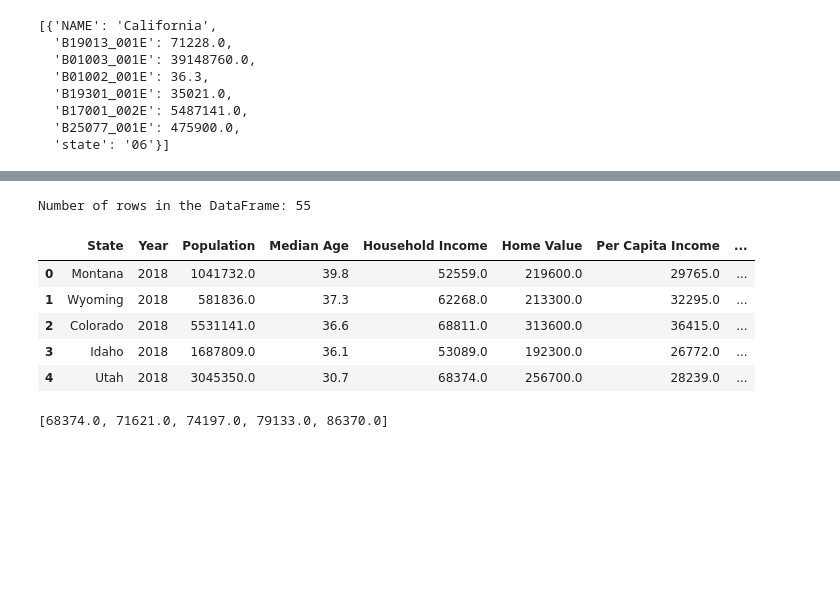
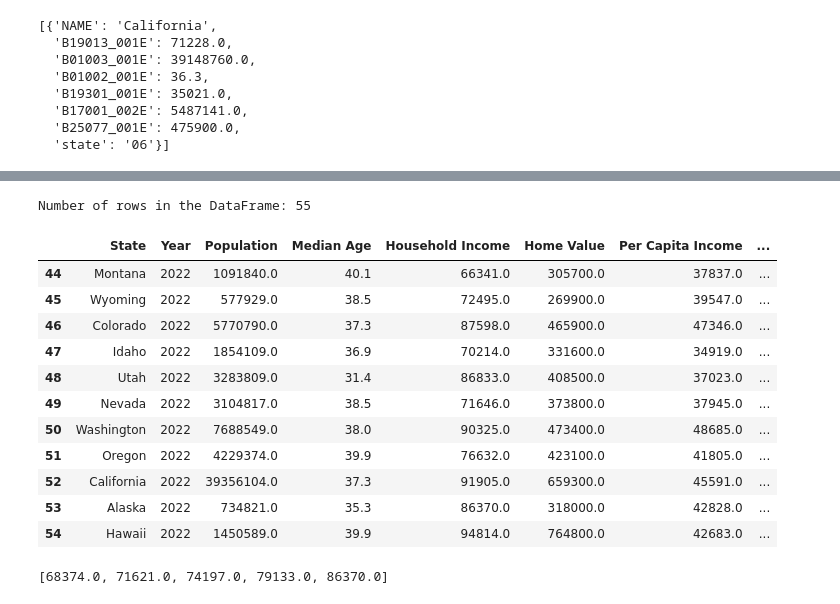
Before and after one commit to cmhillm75/US-Housing-Trends, a Jupyter notebook: West_Region.ipynb, the cells around one changed output, grey strips where cells are left out. Saved outputs shown, nothing was run; the diff lists cells and outputs as text; code cells hidden in the pictures; blank space fills up the shorter version.

```diff
--- a/West_Region.ipynb
+++ b/West_Region.ipynb
@@ -156,39 +156,45 @@ census_pd = census_pd.rename(
         "B19301_001E": "Per Capita Income",
         "B17001_002E": "Poverty Count",
         "B25077_001E": "Home Value",
         "NAME": "State"
     }
 )
 
 # Add a Poverty Rate column (Poverty Count / Population)
 census_pd["Poverty Rate"] = 100 * census_pd["Poverty Count"].astype(int) / census_pd["Population"].astype(int)
 
 # Configure the final DataFrame
 census_pd = census_pd[
     [
         "State",
         "Year",
         "Population",
         "Median Age",
         "Household Income",
         "Home Value",
         "Per Capita Income",
         "Poverty Count",
         "Poverty Rate"
     ]
 ]
 
 # Display DataFrame length and sample data
 print(f"Number of rows in the DataFrame: {len(census_pd)}")
-census_pd.head()
+census_pd.tail(11)
 # %% [output]
 Number of rows in the DataFrame: 55
 |  | State | Year | Population | Median Age | Household Income | Home Value | Per Capita Income | ... |
-| 0 | Montana | 2018 | 1041732.0 | 39.8 | 52559.0 | 219600.0 | 29765.0 | ... |
-| 1 | Wyoming | 2018 | 581836.0 | 37.3 | 62268.0 | 213300.0 | 32295.0 | ... |
-| 2 | Colorado | 2018 | 5531141.0 | 36.6 | 68811.0 | 313600.0 | 36415.0 | ... |
-| 3 | Idaho | 2018 | 1687809.0 | 36.1 | 53089.0 | 192300.0 | 26772.0 | ... |
-| 4 | Utah | 2018 | 3045350.0 | 30.7 | 68374.0 | 256700.0 | 28239.0 | ... |
+| 44 | Montana | 2022 | 1091840.0 | 40.1 | 66341.0 | 305700.0 | 37837.0 | ... |
+| 45 | Wyoming | 2022 | 577929.0 | 38.5 | 72495.0 | 269900.0 | 39547.0 | ... |
+| 46 | Colorado | 2022 | 5770790.0 | 37.3 | 87598.0 | 465900.0 | 47346.0 | ... |
+| 47 | Idaho | 2022 | 1854109.0 | 36.9 | 70214.0 | 331600.0 | 34919.0 | ... |
+| 48 | Utah | 2022 | 3283809.0 | 31.4 | 86833.0 | 408500.0 | 37023.0 | ... |
+| 49 | Nevada | 2022 | 3104817.0 | 38.5 | 71646.0 | 373800.0 | 37945.0 | ... |
+| 50 | Washington | 2022 | 7688549.0 | 38.0 | 90325.0 | 473400.0 | 48685.0 | ... |
+| 51 | Oregon | 2022 | 4229374.0 | 39.9 | 76632.0 | 423100.0 | 41805.0 | ... |
+| 52 | California | 2022 | 39356104.0 | 37.3 | 91905.0 | 659300.0 | 45591.0 | ... |
+| 53 | Alaska | 2022 | 734821.0 | 35.3 | 86370.0 | 318000.0 | 42828.0 | ... |
+| 54 | Hawaii | 2022 | 1450589.0 | 39.9 | 94814.0 | 764800.0 | 42683.0 | ... |
 # %%
 # Save the DataFrame as a CSV
 # Note: To avoid any issues later, use encoding="utf-8"
```
Also changed, not shown: 1 other file.
